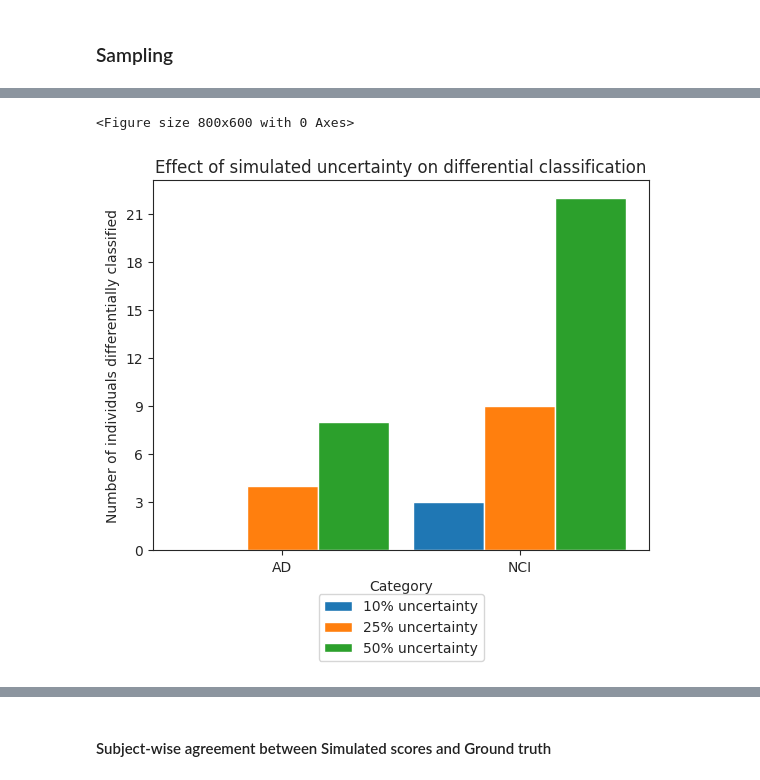
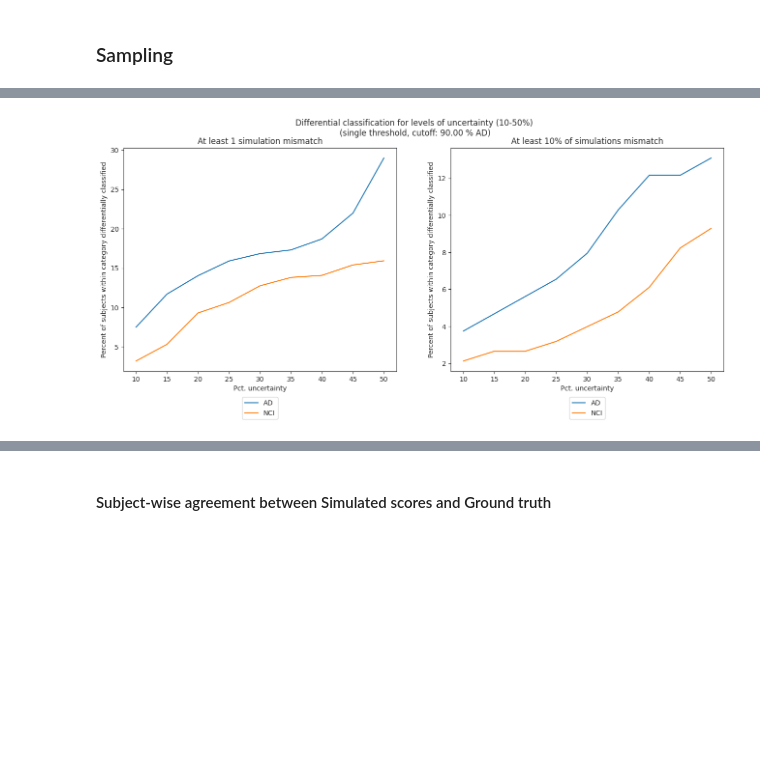
Before and after one commit to Translational-HDPM/T-HDPM_uncertainty_analysis, a Jupyter notebook: notebooks/distribution_based_subject_level_analysis.ipynb, the cells around one changed output, grey strips where cells are left out. Cells and saved outputs as stored; diff of their text form; code cells hidden in the pictures; blank space fills up the shorter version.

```diff
--- a/notebooks/distribution_based_subject_level_analysis.ipynb
+++ b/notebooks/distribution_based_subject_level_analysis.ipynb
@@ -753,2 +523,0 @@ print(dist_fitting_results["best_fit"].isna().sum(), dist_fitting_results_ad["be
-# %%
-i, j = np.random.randint(0, patients_df.shape[0]), np.random.randint(0, patients_df.shape[1])
@@ -1015,8 +753,8 @@ for uncertainty in uncertainties:
 # %%
 for uncertainty in uncertainties:
-    single_thres_cnf_mats[uncertainty] = confusion_matrix(single_thres_gt_arrs[uncertainty], single_thres_pred_arrs[uncertainty])
-    dual_thres_cnf_mats[uncertainty] = confusion_matrix(dual_thres_gt_arrs[uncertainty], dual_thres_pred_arrs[uncertainty])
-    print(f"------------------{uncertainty} % uncertainty-------------------")
-    plot_confusion_matrix(single_thres_cnf_mats[uncertainty], ["NCI", "AD"])
-    plot_confusion_matrix(dual_thres_cnf_mats[uncertainty], ["NCI", "Intermediate", "AD"])
+    title = f"Confusion matrix ({uncertainty}% uncertainty)"
+    single_thres_cnf_mats[uncertainty] = confusion_matrix(res.single_thres_gt_arrs[uncertainty], res.single_thres_pred_arrs[uncertainty])
+    dual_thres_cnf_mats[uncertainty] = confusion_matrix(res.dual_thres_gt_arrs[uncertainty], res.dual_thres_pred_arrs[uncertainty])
+    plot_confusion_matrix(single_thres_cnf_mats[uncertainty], ["NCI", "AD"], title)
+    plot_confusion_matrix(dual_thres_cnf_mats[uncertainty], ["NCI", "Intermediate", "AD"], title)
 # %% [output]
@@ -1064,19 +809,25 @@ Total number of differentially classified individuals: 58
 # %%
-def visualize_differential_classification_results(results: pd.DataFrame) -> None:
-    width = 0.3
-    plt.figure(figsize=(8, 6))
-    fig, ax = plt.subplots()
-    for i, uncertainty in enumerate(results.index):
-        ax.bar(np.arange(results.shape[1])+i*width, results.loc[uncertainty, :], width, label=f"{uncertainty}% uncertainty")
-    plt.xlabel("Category")
-    plt.ylabel("Number of individuals differentially classified")
-    plt.title(f"Effect of simulated uncertainty on differential classification")
-    plt.xticks(np.arange(results.shape[1])+width*results.shape[1]/2, results.columns)
+def visualize_differential_classification_results(results: pd.DataFrame, title: str) -> None:
+    for cat in results.columns:
+        plt.plot(results.index, results.loc[:, cat]/num_patients * 100, label=cat)
+    plt.xlabel("Pct. uncertainty")
+    plt.ylabel("Percent of subjects within category differentially classified")
+    plt.title(title)
     plt.legend(loc='upper center', bbox_to_anchor=(0.5, -0.1))
-    ax.yaxis.set_major_locator(MaxNLocator(integer=True))
-    plt.plot()
 # %%
-visualize_differential_classification_results(single_thres_expt_results)
+single_thres_pct_diff_cls_1_diff_cls = res_1_diff_cls.single_thres_expt_results.copy(deep=True)
+single_thres_pct_diff_cls_1_diff_cls["AD"] = single_thres_pct_diff_cls_1_diff_cls["AD"] / (single_thres <= gt_probs).sum() * 100
+single_thres_pct_diff_cls_1_diff_cls["NCI"] = single_thres_pct_diff_cls_1_diff_cls["NCI"] / (single_thres > gt_probs).sum() * 100
+single_thres_pct_diff_cls = res.single_thres_expt_results.copy(deep=True)
+single_thres_pct_diff_cls["AD"] = single_thres_pct_diff_cls["AD"] / (single_thres <= gt_probs).sum() * 100
+single_thres_pct_diff_cls["NCI"] = single_thres_pct_diff_cls["NCI"] / (single_thres > gt_probs).sum() * 100
+fig = plt.figure(figsize=(16, 6))
+fig.add_subplot(121)
+visualize_differential_classification_results(single_thres_pct_diff_cls_1_diff_cls, "At least 1 simulation mismatch")
+fig.add_subplot(122)
+visualize_differential_classification_results(single_thres_pct_diff_cls, "At least 10% of simulations mismatch")
+fig.suptitle(f"Differential classification for levels of uncertainty (10-50%)\n (single threshold, cutoff: {single_thres*100:.2f} % AD)")
+fig.savefig(f"Differential classification for levels of uncertainty (10-50%) (single threshold, cutoff: {single_thres*100:.2f} % AD).png",
+            bbox_inches="tight")
 # %% [output]
-<Figure size 800x600 with 0 Axes>
-[figure, old version]
+[figure, new version]
```
Also changed, not shown: parts of 86 cells of this notebook, 2 other files.
